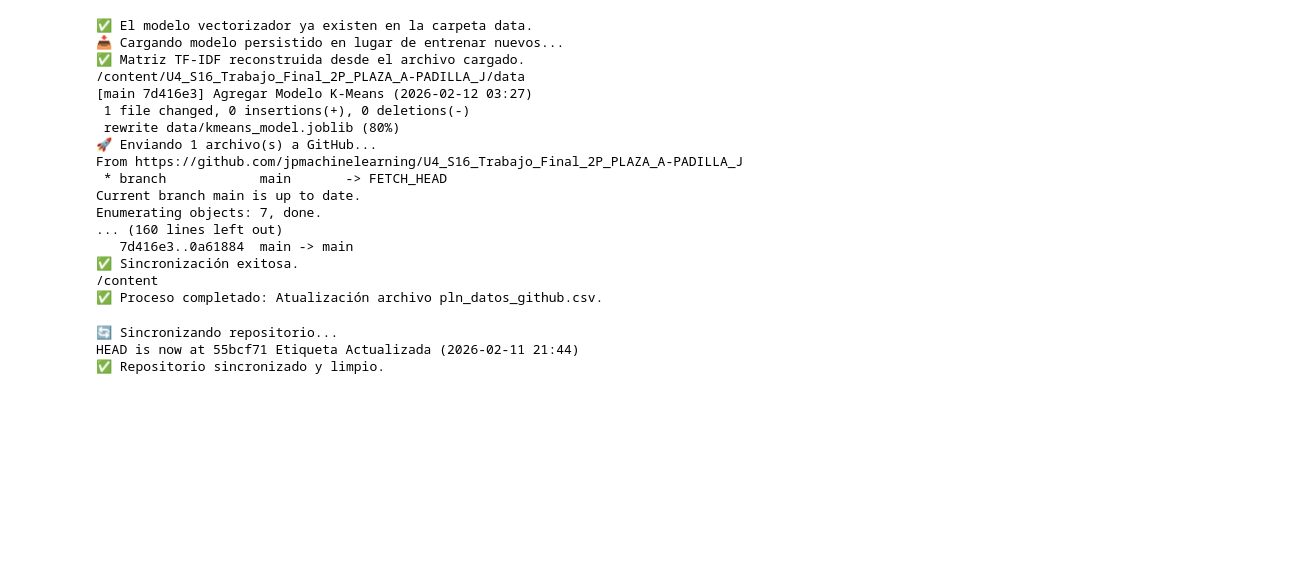
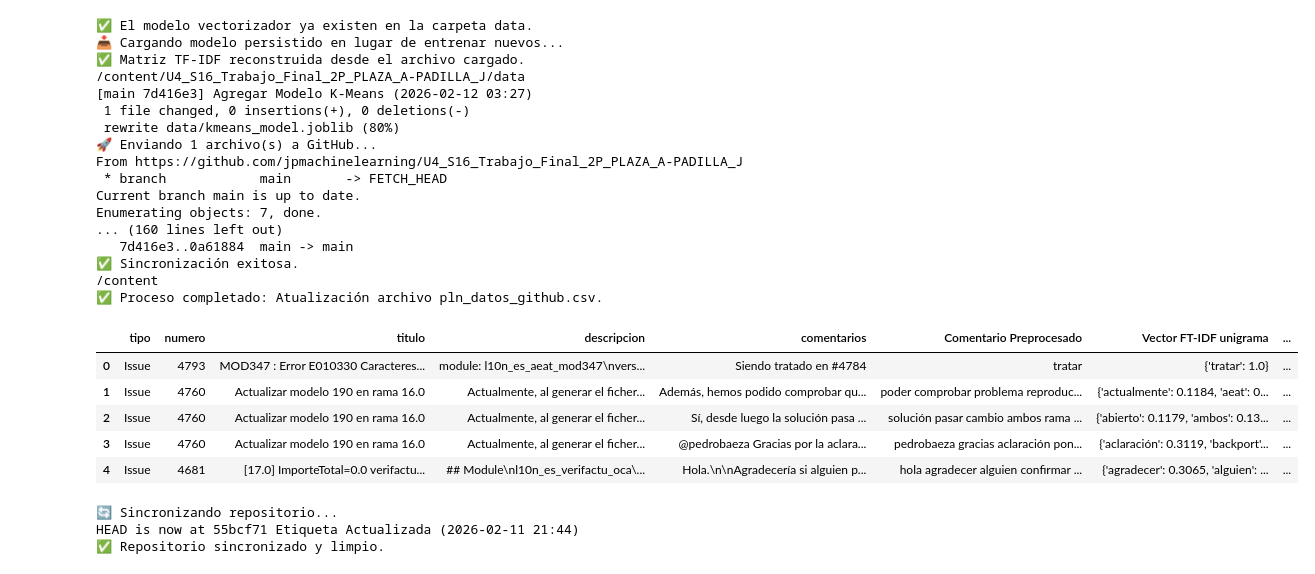
Before and after one commit to jpmachinelearning/U4_S16_Trabajo_Final_2P_PLAZA_A-PADILLA_J, a Jupyter notebook: src/app.ipynb, the cells around one changed output. Saved outputs shown, nothing was run; the diff lists cells and outputs as text; code cells hidden in the pictures; blank space fills up the shorter version.

```diff
--- a/src/app.ipynb
+++ b/src/app.ipynb
@@ -855,7 +855,7 @@ datos_procesados = []
 c = 0
 
 # --- CONTROL DE SEGURIDAD: Verificar si el archivo ya existe ---
-if not os.path.exists(ruta_pln_datos_github_csv):
+if os.path.exists(ruta_pln_datos_github_csv):
     print(f"✅ El archivo '{pln_datos_github_csv}' ya existe.")
     print("📥 Cargando datos procesados previos para reconstruir la colección...")
     # Cargamos el archivo existente para recuperar la 'coleccion' necesaria para el Módulo 8
@@ -891,7 +891,7 @@ else:
                 'Etiqueta: positivo(1) | neutral(0) | negativo(-1)': "",
                 'Etiquetado Modelo: positivo(1) | neutral(0) | negativo(-1)': "",
                 'Etiqueta K-Means': "",
-                'Reetiqueta K-Means': "",
+                'Reetiquetado K-Means': "",
             })
 
     print(f'✅ Se procesaron y estructuraron: {c} documentos')
@@ -1222,32 +1262,28 @@ else:
             multi_class='multinomial',
             max_iter=1000
         )
-
         # Entrenar
         reglog_multinominal_model.fit(X_train, y_train)
-
         # Predecir
         y_pred = reglog_multinominal_model.predict(X_test)
-
         # Evaluar
         print(classification_report(y_test, y_pred))
-
         # Accuracy explícito
         acc = accuracy_score(y_test, y_pred)
         print(f"Accuracy: {acc:.4f}")
 
-        etiqueta_sentimental = reglog_multinominal_model.predict(X)
-        pln_coleccion['Etiquetado Modelo: positivo(1) | neutral(0) | negativo(-1)'] = etiqueta_sentimental
+        joblib.dump(reglog_multinominal_model, ruta_reglog_multinominal_model_joblib)
+        # Sincronizar con GitHub
+        sincronizar_con_github(ruta_local_data, [reglog_multinominal_model_joblib], "Creación Modelo de Análisis de Sentimiento")
+        print("✅ Modelo de Análisis de Sentimiento regresión logística guardado en:", ruta_reglog_multinominal_model_joblib)
 
-        pln_coleccion.to_csv(ruta_pln_datos_github_csv, index=False, encoding='utf-8-sig')
-
-        joblib.dump(reglog_multinominal_model, ruta_reglog_multinominal_model_joblib)
-        mensaje = "Creación Modelo de Análisis de Sentimiento y Etiquetado de Sentimental"
-        # Sincronizar con GitHub
-        # Nota: Se pasa la ruta del archivo o el nombre según requiera tu función
-        sincronizar_con_github(ruta_local_data, [pln_datos_github_csv, reglog_multinominal_model_joblib], mensaje)
-
-        print("✅ Modelo de Análisis de Sentimiento regresión logística guardado en:", ruta_reglog_multinominal_model_joblib)
+X = X_tfidf_ngramas_1_2
+etiqueta_sentimental = reglog_multinominal_model.predict(X)
+pln_coleccion['Etiquetado Modelo: positivo(1) | neutral(0) | negativo(-1)'] = etiqueta_sentimental
+pln_coleccion.to_csv(ruta_pln_datos_github_csv, index=False, encoding='utf-8-sig')
+# Sincronizar con GitHub
+sincronizar_con_github(ruta_local_data, [pln_datos_github_csv], "Etiquetado de Sentimental")
+print("✅ Actualizado archivo pln_datos_github.csv")
 print(pln_coleccion[['Etiqueta: positivo(1) | neutral(0) | negativo(-1)', 'Etiquetado Modelo: positivo(1) | neutral(0) | negativo(-1)']].head(10))
 # %% [output]
 ✅ El modelo vectorizador ya existen en la carpeta data.
@@ -1465,6 +1487,15 @@ Enumerating objects: 7, done.
 ✅ Sincronización exitosa.
 /content
 ✅ Proceso completado: Atualización archivo pln_datos_github.csv.
+# %%
+pln_coleccion.head()
+# %% [output]
+|  | tipo | numero | titulo | descripcion | comentarios | Comentario Preprocesado | Vector FT-IDF unigrama | ... |
+| 0 | Issue | 4793 | MOD347 : Error E010330 Caracteres... | module: l10n_es_aeat_mod347\nvers... | Siendo tratado en #4784 | tratar | {'tratar': 1.0} | ... |
+| 1 | Issue | 4760 | Actualizar modelo 190 en rama 16.0 | Actualmente, al generar el ficher... | Además, hemos podido comprobar qu... | poder comprobar problema reproduc... | {'actualmente': 0.1184, 'aeat': 0... | ... |
+| 2 | Issue | 4760 | Actualizar modelo 190 en rama 16.0 | Actualmente, al generar el ficher... | Sí, desde luego la solución pasa ... | solución pasar cambio ambos rama ... | {'abierto': 0.1179, 'ambos': 0.13... | ... |
+| 3 | Issue | 4760 | Actualizar modelo 190 en rama 16.0 | Actualmente, al generar el ficher... | @pedrobaeza Gracias por la aclara... | pedrobaeza gracias aclaración pon... | {'aclaración': 0.3119, 'backport'... | ... |
+| 4 | Issue | 4681 | [17.0] ImporteTotal=0.0 verifactu... | ## Module\nl10n_es_verifactu_oca\... | Hola.\n\nAgradecería si alguien p... | hola agradecer alguien confirmar ... | {'agradecer': 0.3065, 'alguien': ... | ... |
 # %%
 
 # ==========================================
```
Also changed, not shown: parts of 3 cells of this notebook.
